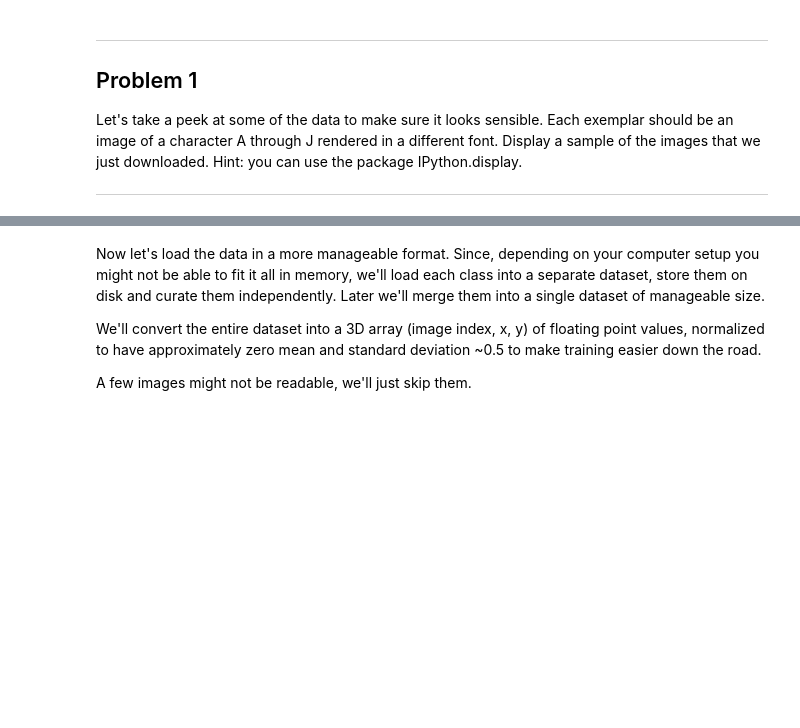
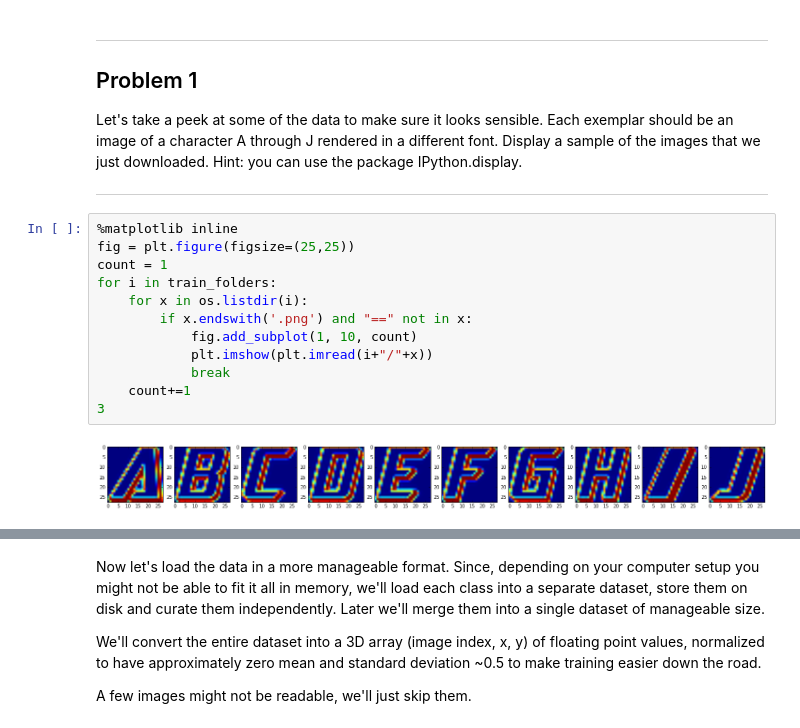
Before and after one commit to Singhalingh/tensorflow, a Jupyter notebook: tensorflow/examples/udacity/1_notmnist.ipynb, the cells around one changed output, grey strips where cells are left out. Cells and saved outputs as stored; diff of their text form; blank space fills up the shorter version.

```diff
--- a/tensorflow/examples/udacity/1_notmnist.ipynb
+++ b/tensorflow/examples/udacity/1_notmnist.ipynb
@@ -109,3 +112,17 @@ Problem 1
 Let's take a peek at some of the data to make sure it looks sensible. Each exemplar should be an image of a character A through J rendered in a different font. Display a sample of the images that we just downloaded. Hint: you can use the package IPython.display.
 
 ---
+# %%
+%matplotlib inline
+fig = plt.figure(figsize=(25,25))
+count = 1
+for i in train_folders:
+    for x in os.listdir(i):
+        if x.endswith('.png') and "==" not in x:
+            fig.add_subplot(1, 10, count)
+            plt.imshow(plt.imread(i+"/"+x))
+            break
+    count+=1
+3
+# %% [output]
+[figure, added]
```
Also changed, not shown: parts of 19 cells of this notebook.
